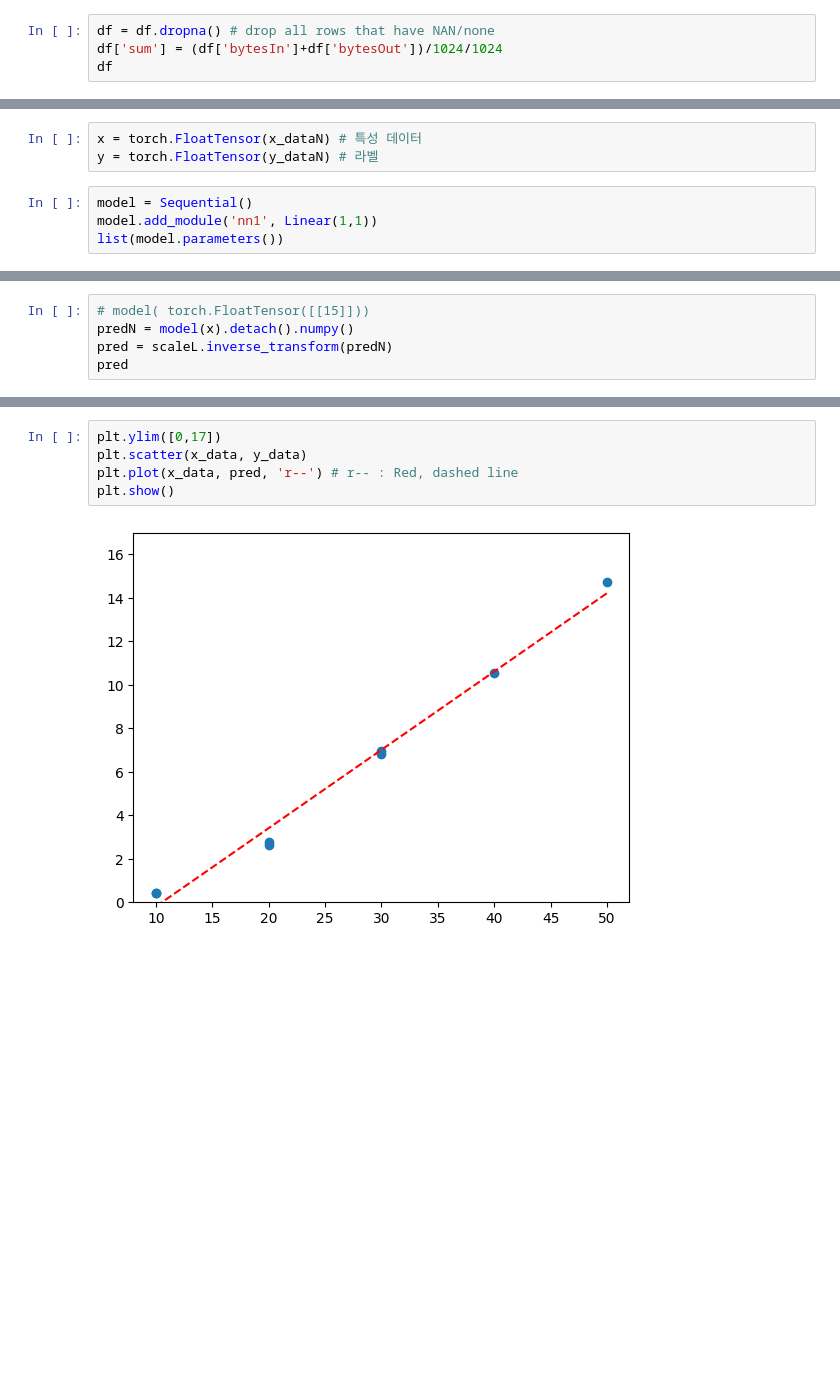
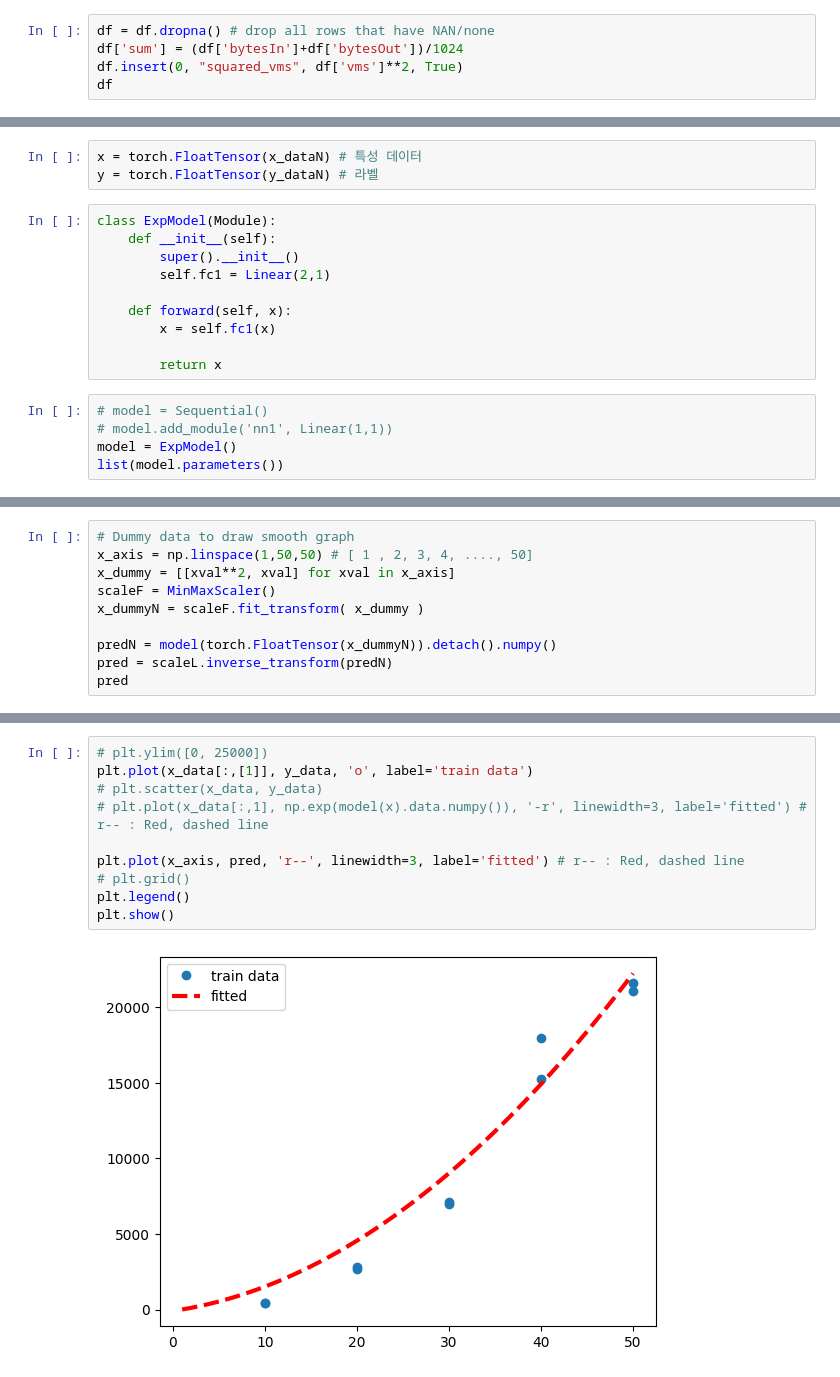
Before and after one commit to yunkon-kim/mc-perf-regression, a Jupyter notebook: io-bytes-control-group.ipynb, the cells around one changed output, grey strips where cells are left out. Cells and saved outputs as stored; diff of their text form; blank space fills up the shorter version.

Commit message:
Add non-linear regression

```diff
--- a/io-bytes-control-group.ipynb
+++ b/io-bytes-control-group.ipynb
@@ -30,5 +41,6 @@ df.corr()
 # %%
 df = df.dropna() # drop all rows that have NAN/none
-df['sum'] = (df['bytesIn']+df['bytesOut'])/1024/1024
+df['sum'] = (df['bytesIn']+df['bytesOut'])/1024
+df.insert(0, "squared_vms", df['vms']**2, True)
 df
 # %% [output]
@@ -53,9 +84,20 @@ y_dataN = scaleL.fit_transform( y_data )
 # %%
 x = torch.FloatTensor(x_dataN) # 특성 데이터
 y = torch.FloatTensor(y_dataN) # 라벨
+# %%
+class ExpModel(Module):
+    def __init__(self):
+        super().__init__()
+        self.fc1 = Linear(2,1)
+
+    def forward(self, x):
+        x = self.fc1(x)
+
+        return x
 # %%
-model = Sequential()
-model.add_module('nn1', Linear(1,1))
+# model = Sequential()
+# model.add_module('nn1', Linear(1,1))
+model = ExpModel()
 list(model.parameters())
 # %% [output]
 [Parameter containing:
@@ -111,6 +151,11 @@ tensor([-0.0414], requires_grad=True)
 # %%
-# model( torch.FloatTensor([[15]]))
-predN = model(x).detach().numpy()
+# Dummy data to draw smooth graph
+x_axis = np.linspace(1,50,50) # [ 1 , 2, 3, 4, ...., 50]
+x_dummy = [[xval**2, xval] for xval in x_axis]
+scaleF = MinMaxScaler()
+x_dummyN = scaleF.fit_transform( x_dummy )
+
+predN = model(torch.FloatTensor(x_dummyN)).detach().numpy()
 pred = scaleL.inverse_transform(predN)
 pred
 # %% [output]
@@ -125,7 +179,12 @@ array([[-0.18867047],
 # %%
-plt.ylim([0,17])
-plt.scatter(x_data, y_data)
-plt.plot(x_data, pred, 'r--') # r-- : Red, dashed line
+# plt.ylim([0, 25000])
+plt.plot(x_data[:,[1]], y_data, 'o', label='train data')
+# plt.scatter(x_data, y_data)
+# plt.plot(x_data[:,1], np.exp(model(x).data.numpy()), '-r', linewidth=3, label='fitted') # r-- : Red, dashed line
+
+plt.plot(x_axis, pred, 'r--', linewidth=3, label='fitted') # r-- : Red, dashed line
+# plt.grid()
+plt.legend()
 plt.show()
 # %% [output]
-[figure, old version]
+[figure, new version]
```
Also changed, not shown: parts of 14 cells of this notebook, 9 other files.
